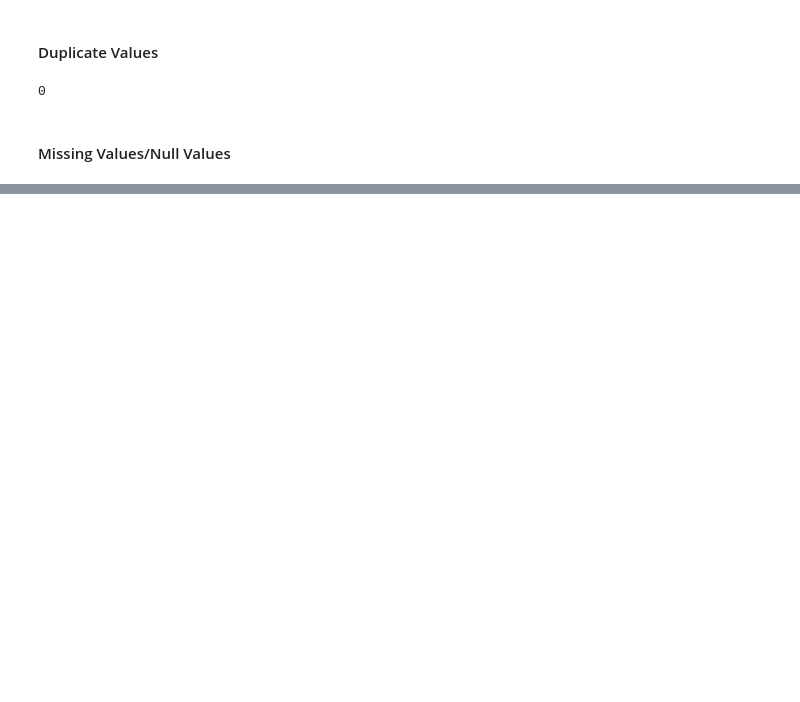
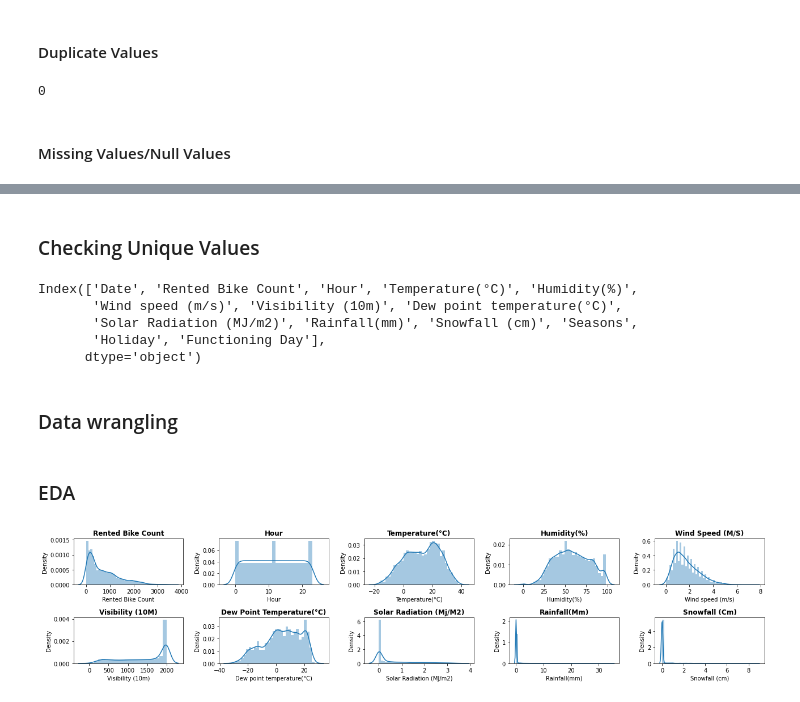
Before and after one commit to Nikkiie/Bike-sharing-demand-prediction-Cap-2-, a Jupyter notebook: Individual_colab_Bike_sharing_demand_prediction_(Capstone_2)ipynb.ipynb, the cells around one changed output, grey strips where cells are left out. Drawn from its saved outputs; the diff is of its cells as text; code cells hidden in the pictures; blank space fills up the shorter version.

```diff
--- a/Individual_colab_Bike_sharing_demand_prediction_(Capstone_2)ipynb.ipynb
+++ b/Individual_colab_Bike_sharing_demand_prediction_(Capstone_2)ipynb.ipynb
@@ -80,6 +80,6 @@ bike_df = pd.read_csv(file_path, encoding = 'ISO-8859-1')
 ### Dataset First View
 # %%
 # It is a good habit to copy the data for backup
-df = bike_df.copy()
+df = df.copy()
 # %%
 # Checking top 5 rows in dataframe
@@ -167,0 +190,39 @@ dtype: int64
+# %% [markdown]
+### Checking Unique Values
+# %%
+#checking unique values
+
+df.columns.unique()
+# %% [output]
+Index(['Date', 'Rented Bike Count', 'Hour', 'Temperature(°C)', 'Humidity(%)',
+       'Wind speed (m/s)', 'Visibility (10m)', 'Dew point temperature(°C)',
+       'Solar Radiation (MJ/m2)', 'Rainfall(mm)', 'Snowfall (cm)', 'Seasons',
+       'Holiday', 'Functioning Day'],
+      dtype='object')
+# %% [markdown]
+### Data wrangling
+# %%
+# converting date column dtype object to date
+
+df['Date']=pd.to_datetime(df['Date'])
+# %%
+# splitting day of week, month and year in three column
+
+df['day_of_week'] = df['Date'].dt.day_name() # extract week name from Date column
+df["month"] = df['Date'].dt.month_name()   # extract month name from Date column
+df["year"] = df['Date'].map(lambda x: x.year).astype("object")
+# %%
+# dropping the Date column
+df.drop(columns=['Date'],inplace=True)
+# %% [markdown]
+### EDA
+# %%
+# Visualizing the distributions.
+plt.figure(figsize=(18,4))
+for n,column in enumerate(df.describe().columns):
+  plt.subplot(2, 5, n+1)
+  sns.distplot(df[column])
+  plt.title(f'{column.title()}',weight='bold')
+  plt.tight_layout()
+# %% [output]
+[figure, added]
```
Also changed, not shown: parts of 22 cells of this notebook.
